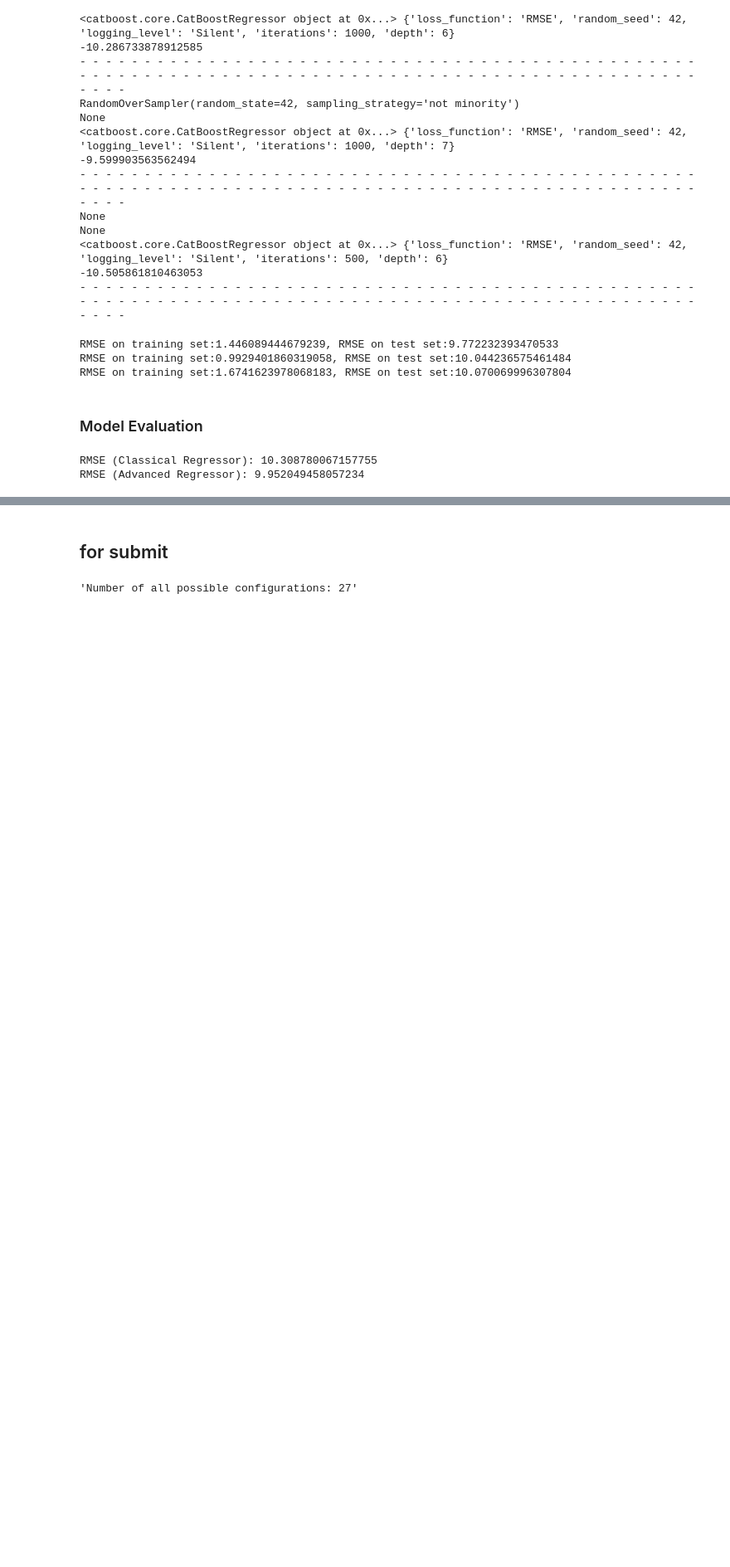
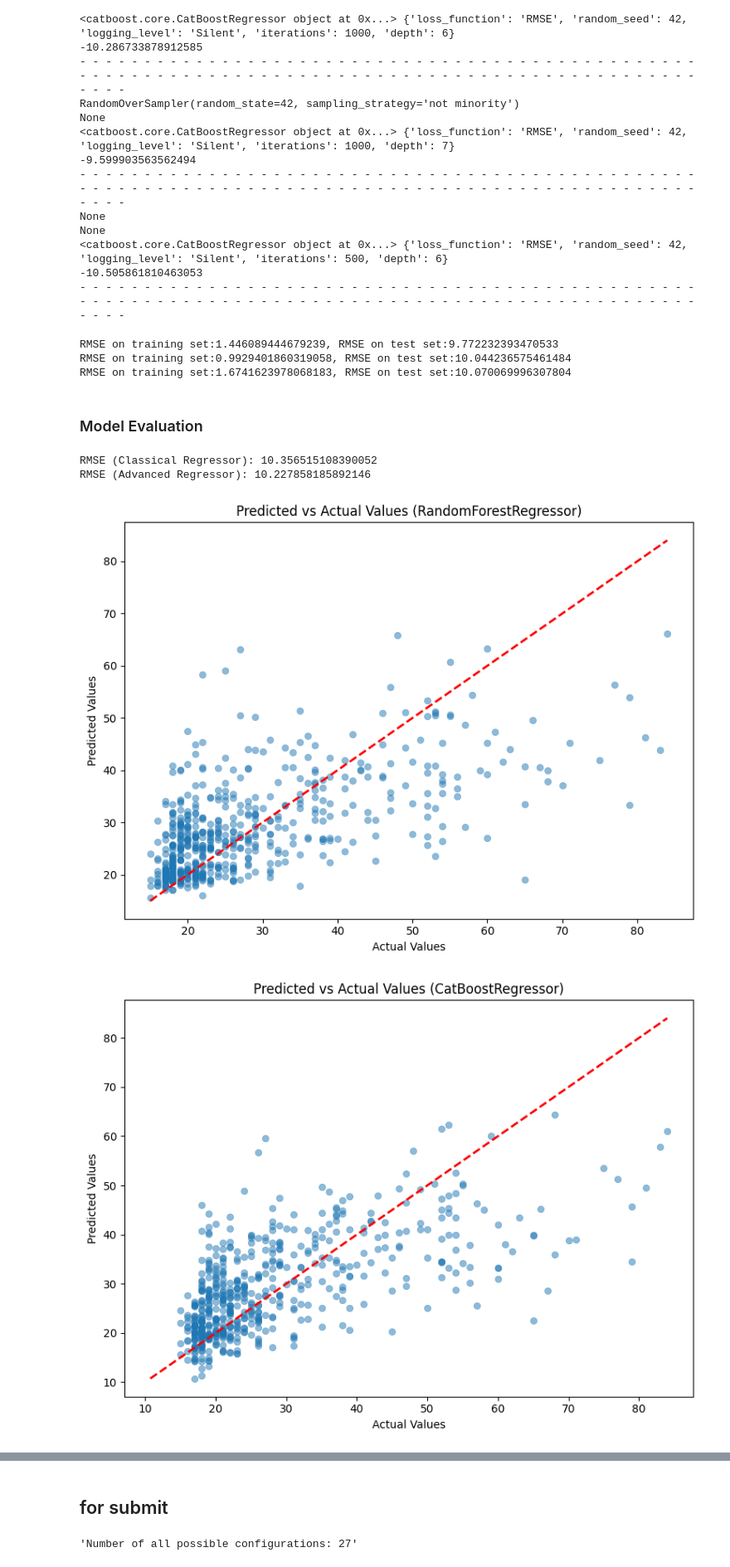
Before and after one commit to AndreaLolli2912/DSL-Age-Regression, a Jupyter notebook: main/main_EDA.ipynb, the cells around one changed output, grey strips where cells are left out. Shown at 83% size. Cells and saved outputs as stored; diff of their text form; code cells hidden in the pictures; blank space fills up the shorter version.

```diff
--- a/main/main_EDA.ipynb
+++ b/main/main_EDA.ipynb
@@ -979,11 +978,11 @@ We could argue that dropping num_character could  reduce the dimensionality furt
 # %%
 final_df_dev_full = pd.concat(
     [
-        df_dev.drop(columns=["spectral_centroid_mean"]),
+        df_dev,
         df_dev_melspectrogram,
         df_dev_mfcc_and_deltas,
         df_dev_fundamental_freq,
-        df_dev_spectral_features,
+        df_dev_spectral_features.drop(columns=["spectral_centroid_mean"]),
         df_dev_spectral_contrast
     ],
     axis=1
@@ -993,18 +992,18 @@ final_df_dev_full = remove_outliers(df=final_df_dev_full)
 
 final_df_eval_full = pd.concat(
     [
-        df_eval.drop(columns=["spectral_centroid_mean"]),
+        df_eval,
         df_eval_melspectrogram,
         df_eval_mfcc_and_deltas,
         df_eval_fundamental_freq,
-        df_eval_spectral_features,
+        df_eval_spectral_features.drop(columns=["spectral_centroid_mean"]),
         df_eval_spectral_contrast
     ],
     axis=1
 )
 
 X, y = final_df_dev_full.drop(columns=["target"]), final_df_dev_full["target"].astype(int)
-X_train, X_test, y_train, y_test = train_test_split(X, y, test_size=0.25, random_state=42)
+X_train, X_test, y_train, y_test = train_test_split(X, y, test_size=0.2, random_state=42)
 # %% [markdown]
 ### Data Pipeline
 # %%
@@ -1017,7 +1016,7 @@ EXTRACTED_COLUMNS = list(df_dev_melspectrogram.columns) \
 final_transformation = ColumnTransformer(
     transformers=[
         ("ohe", OneHotEncoder(categories="auto", drop="first", handle_unknown="ignore"), ["gender"]),
-        ("ss_scaler_vanilla", StandardScaler(), ["mean_pitch", "max_pitch", "min_pitch", "jitter", "shimmer", "energy",
+        ("ss_scaler_vanilla", StandardScaler(), ["mean_pitch", "shimmer", "max_pitch", "min_pitch", "jitter", "energy",
                                                  "zcr_mean", "tempo", "hnr", "silence_duration", "spectral_centroid_mean"]),
         ("mm_scaler", MinMaxScaler(), ["num_pauses"]),
         ("ss_scaler_audio", StandardScaler(), EXTRACTED_COLUMNS)
@@ -1298,21 +1297,40 @@ classical_regressor_model = IMBPipeline(
 advanced_regressor_model = IMBPipeline(
     [
         ("transformation", final_transformation),
-        #("sampler", RandomOverSampler()),
         ("dim_reduction", LinearDiscriminantAnalysis()),
-        ("regressor", CatBoostRegressor(random_seed=42, loss_function="RMSE", logging_level="Silent"))
+        ("regressor", CatBoostRegressor(random_seed=42, loss_function="RMSE", logging_level="Silent", od_type="IncToDec"))
     ]
 )
 
 classical_regressor_model.fit(X_train, y_train)
 advanced_regressor_model.fit(X_train, y_train)
 
+cls_pred = classical_regressor_model.predict(X_test)
+adv_pred = advanced_regressor_model.predict(X_test)
 
-cls_rmse = root_mean_squared_error(y_test, classical_regressor_model.predict(X_test))
-adv_rmse = root_mean_squared_error(y_test, advanced_regressor_model.predict(X_test))
+cls_rmse = root_mean_squared_error(y_test, cls_pred)
+adv_rmse = root_mean_squared_error(y_test, adv_pred)
 
 print(f"RMSE (Classical Regressor): {cls_rmse}")
 print(f"RMSE (Advanced Regressor): {adv_rmse}")
 # %% [output]
-RMSE (Classical Regressor): 10.308780067157755
-RMSE (Advanced Regressor): 9.952049458057234
+RMSE (Classical Regressor): 10.356515108390052
+RMSE (Advanced Regressor): 10.227858185892146
+# %%
+def plot_predicted_vs_actual(y_true, y_pred, model_name):
+    plt.figure(figsize=(8, 6))
+    sns.scatterplot(x=y_true, y=y_pred, alpha=0.5, edgecolor=None)
+    max_val = max(max(y_true), max(y_pred))
+    min_val = min(min(y_true), min(y_pred))
+    plt.plot([min_val, max_val], [min_val, max_val], 'r--', linewidth=2)
+    plt.xlabel('Actual Values')
+    plt.ylabel('Predicted Values')
+    plt.title(f'Predicted vs Actual Values ({model_name})')
+    plt.tight_layout()
+    plt.show()
+
+plot_predicted_vs_actual(y_test, cls_pred, "RandomForestRegressor")
+plot_predicted_vs_actual(y_test, adv_pred, "CatBoostRegressor")
+# %% [output]
+[figure, added]
+[figure, added]
```
Also changed, not shown: parts of 7 cells of this notebook.
